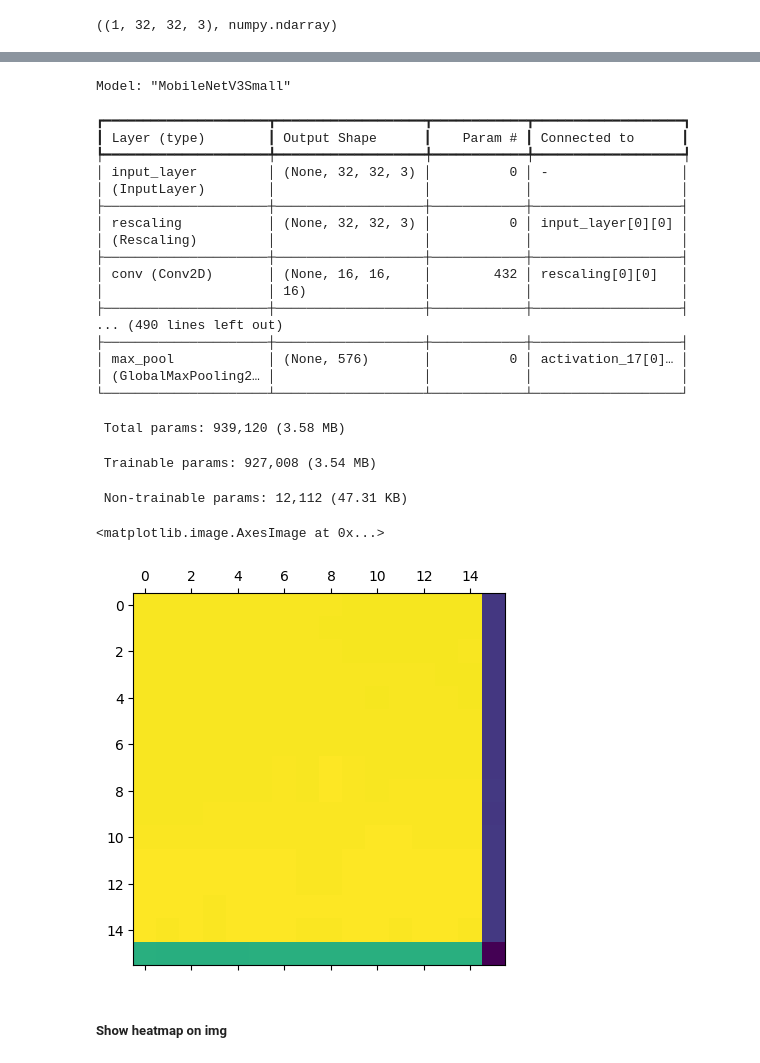
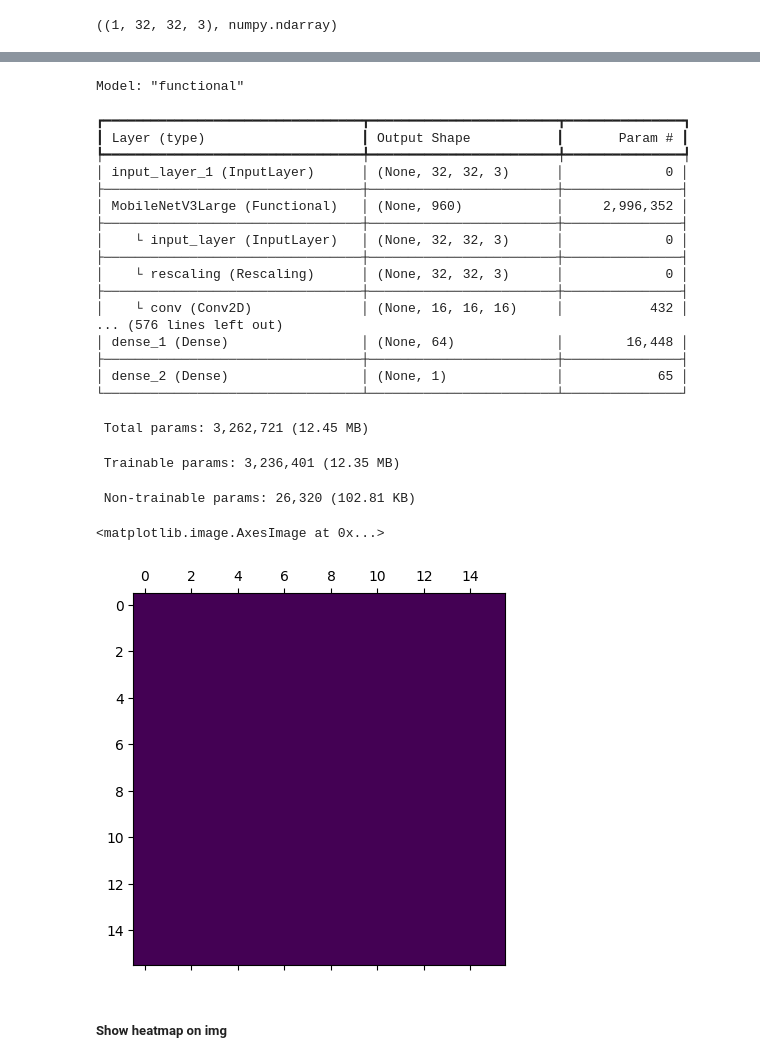
Before and after one commit to Lindayh/hve_projects, a Jupyter notebook: GRADCAM_MobileNet_NW.ipynb, the cells around one changed output, grey strips where cells are left out. Drawn from its saved outputs; the diff is of its cells as text; code cells hidden in the pictures.

Commit message:
mobilenetlarge

```diff
--- a/GRADCAM_MobileNet_NW.ipynb
+++ b/GRADCAM_MobileNet_NW.ipynb
@@ -58,7 +58,7 @@ print(tf.__version__)
 img_path = r'images_dl/pic.png'
 # img_path = r'images_dl/aiimg02.png'
 # %%
-MobileNet_base_model = tf.keras.applications.MobileNetV3Small(
+MobileNet_base_model = tf.keras.applications.MobileNetV3Large(
     include_top = False,
     weights = 'imagenet',
     input_shape = (32,32, 3),
@@ -87,6 +87,6 @@ MobileNet_model.compile(
     metrics = ['accuracy', tf.keras.metrics.Precision(), tf.keras.metrics.Recall()]
 )
 
-MobileNet_model.load_weights("models/kaggle/MobileNet_model.weights.h5")
+MobileNet_model.load_weights("models/kaggle/MobilenetV3large_model.weights.h5")
 # %% [output]
 WARNING: All log messages before absl::InitializeLog() is called are written to STDERR
@@ -127,27 +133,27 @@ FAKE
 # %%
-MobileNet_base_model.summary(expand_nested=False)
+MobileNet_model.summary(expand_nested=True)
 # %% [output]
-Model: "MobileNetV3Small"
+Model: "functional"
-┏━━━━━━━━━━━━━━━━━━━━━┳━━━━━━━━━━━━━━━━━━━┳━━━━━━━━━━━━┳━━━━━━━━━━━━━━━━━━━┓
-┃ Layer (type)        ┃ Output Shape      ┃    Param # ┃ Connected to      ┃
-┡━━━━━━━━━━━━━━━━━━━━━╇━━━━━━━━━━━━━━━━━━━╇━━━━━━━━━━━━╇━━━━━━━━━━━━━━━━━━━┩
-│ input_layer         │ (None, 32, 32, 3) │          0 │ -                 │
-│ (InputLayer)        │                   │            │                   │
-├─────────────────────┼───────────────────┼────────────┼───────────────────┤
-│ rescaling           │ (None, 32, 32, 3) │          0 │ input_layer[0][0] │
-│ (Rescaling)         │                   │            │                   │
-├─────────────────────┼───────────────────┼────────────┼───────────────────┤
-│ conv (Conv2D)       │ (None, 16, 16,    │        432 │ rescaling[0][0]   │
-│                     │ 16)               │            │                   │
-├─────────────────────┼───────────────────┼────────────┼───────────────────┤
-... (490 lines left out)
-├─────────────────────┼───────────────────┼────────────┼───────────────────┤
-│ max_pool            │ (None, 576)       │          0 │ activation_17[0]… │
-│ (GlobalMaxPooling2… │                   │            │                   │
-└─────────────────────┴───────────────────┴────────────┴───────────────────┘
+┏━━━━━━━━━━━━━━━━━━━━━━━━━━━━━━━━━┳━━━━━━━━━━━━━━━━━━━━━━━━┳━━━━━━━━━━━━━━━┓
+┃ Layer (type)                    ┃ Output Shape           ┃       Param # ┃
+┡━━━━━━━━━━━━━━━━━━━━━━━━━━━━━━━━━╇━━━━━━━━━━━━━━━━━━━━━━━━╇━━━━━━━━━━━━━━━┩
+│ input_layer_1 (InputLayer)      │ (None, 32, 32, 3)      │             0 │
+├─────────────────────────────────┼────────────────────────┼───────────────┤
+│ MobileNetV3Large (Functional)   │ (None, 960)            │     2,996,352 │
+├─────────────────────────────────┼────────────────────────┼───────────────┤
+│    └ input_layer (InputLayer)   │ (None, 32, 32, 3)      │             0 │
+├─────────────────────────────────┼────────────────────────┼───────────────┤
+│    └ rescaling (Rescaling)      │ (None, 32, 32, 3)      │             0 │
+├─────────────────────────────────┼────────────────────────┼───────────────┤
+│    └ conv (Conv2D)              │ (None, 16, 16, 16)     │           432 │
+... (576 lines left out)
+│ dense_1 (Dense)                 │ (None, 64)             │        16,448 │
+├─────────────────────────────────┼────────────────────────┼───────────────┤
+│ dense_2 (Dense)                 │ (None, 1)              │            65 │
+└─────────────────────────────────┴────────────────────────┴───────────────┘
- Total params: 939,120 (3.58 MB)
+ Total params: 3,262,721 (12.45 MB)
- Trainable params: 927,008 (3.54 MB)
+ Trainable params: 3,236,401 (12.35 MB)
- Non-trainable params: 12,112 (47.31 KB)
+ Non-trainable params: 26,320 (102.81 KB)
 # %%
 def make_gradcam_heatmap(img_array, model, last_conv_layer_name, pred_index=None):
     # First, we create a model that maps the input image to the activations
@@ -171,35 +177,35 @@ def make_gradcam_heatmap(img_array, model, last_conv_layer_name, pred_index=None
     # with regard to the output feature map of the last conv layer
     grads = tape.gradient(class_channel, last_conv_layer_output)
 
     # # This is a vector where each entry is the mean intensity of the gradient
     # # over a specific feature map channel
     pooled_grads = tf.reduce_mean(grads, axis=(0, 1, 2))
 
     # We multiply each channel in the feature map array
     # by "how important this channel is" with regard to the top predicted class
     # then sum all the channels to obtain the heatmap class activation
     last_conv_layer_output = last_conv_layer_output[0]
     heatmap = last_conv_layer_output @ pooled_grads[..., tf.newaxis]
     heatmap = tf.squeeze(heatmap)
 
     # For visualization purpose, we will also normalize the heatmap between 0 & 1
     heatmap = tf.maximum(heatmap, 0) / tf.math.reduce_max(heatmap)
     return heatmap.numpy()
 
 # MobileNet
 # last_conv_layer_name = 'expanded_conv_10_project'
 # heatmap = make_gradcam_heatmap(img, MobileNet_model, last_conv_layer_name, pred_index=0)
 
 # VGG
-last_conv_layer_name = 'conv'
+last_conv_layer_name = 'expanded_conv_1_expand'
 heatmap = make_gradcam_heatmap(img, MobileNet_base_model, last_conv_layer_name)
 
 
 heatmap
 plt.matshow(heatmap)
 # %% [output]
 <matplotlib.image.AxesImage at 0x...>
-[figure, old version]
+[figure, new version]
 # %% [markdown]
 ##### Show heatmap on img
 # %%
```
Also changed, not shown: parts of 4 cells of this notebook, 4 other files.
